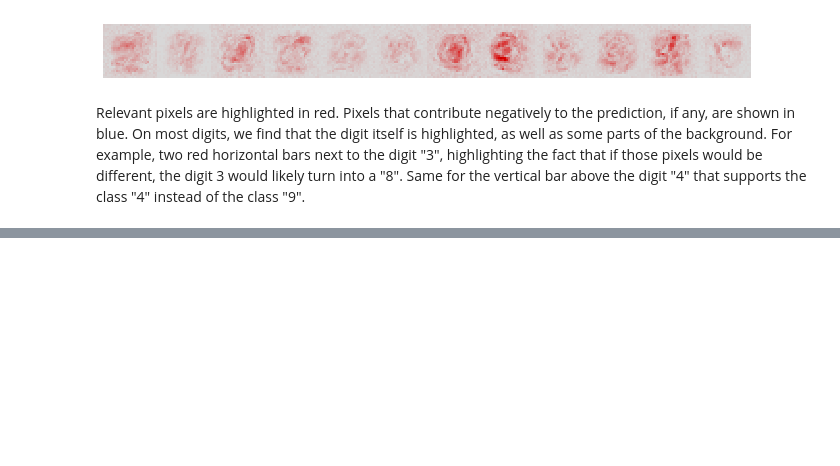
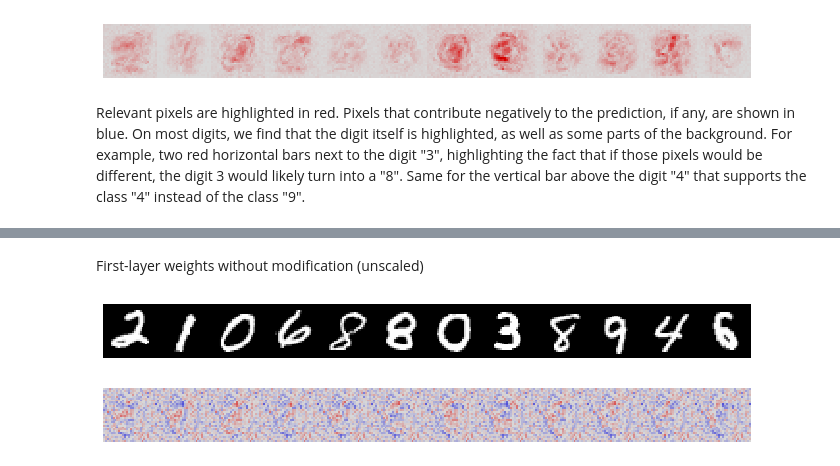
Before and after one commit to sahil280114/LRP-Numpy, a Jupyter notebook: lrp_numpy_implementation.ipynb, the cells around one changed output, grey strips where cells are left out. Cells and saved outputs as stored; diff of their text form; code cells hidden in the pictures; blank space fills up the shorter version.

```diff
--- a/lrp_numpy_implementation.ipynb
+++ b/lrp_numpy_implementation.ipynb
@@ -125,0 +128,18 @@ Relevant pixels are highlighted in red. Pixels that contribute negatively to the
+# %%
+#Extract wieghts of the first layer
+weights_one = []
+weights_one_abs = []
+for w in range(0,784):
+    weights_one.append(W[0][w][0])
+    weights_one_abs.append(abs(W[0][w][0]))
+
+#Get Pixel Scores using first layer weights
+P1 = []
+P2 = []
+for image in range(0,12):
+    P1.append(X[image]*weights_one)
+    P2.append(X[image]*weights_one_abs)
+
+#Convert list to numpy arrays
+N1 = numpy.array(P1)
+N2 = numpy.array(P2)
@@ -125,0 +166,8 @@ Relevant pixels are highlighted in red. Pixels that contribute negatively to the
+# %% [markdown]
+First-layer weights without modification (unscaled)
+# %%
+util.digit(X.reshape(1,12,28,28).transpose(0,2,1,3).reshape(28,12*28),9,0.75)
+util.heatmap(N1.reshape(1,12,28,28).transpose(0,2,1,3).reshape(28,12*28),9,0.75)
+# %% [output]
+[figure, added]
+[figure, added]
```
Also changed, not shown: parts of 21 cells of this notebook, 2 other files.
